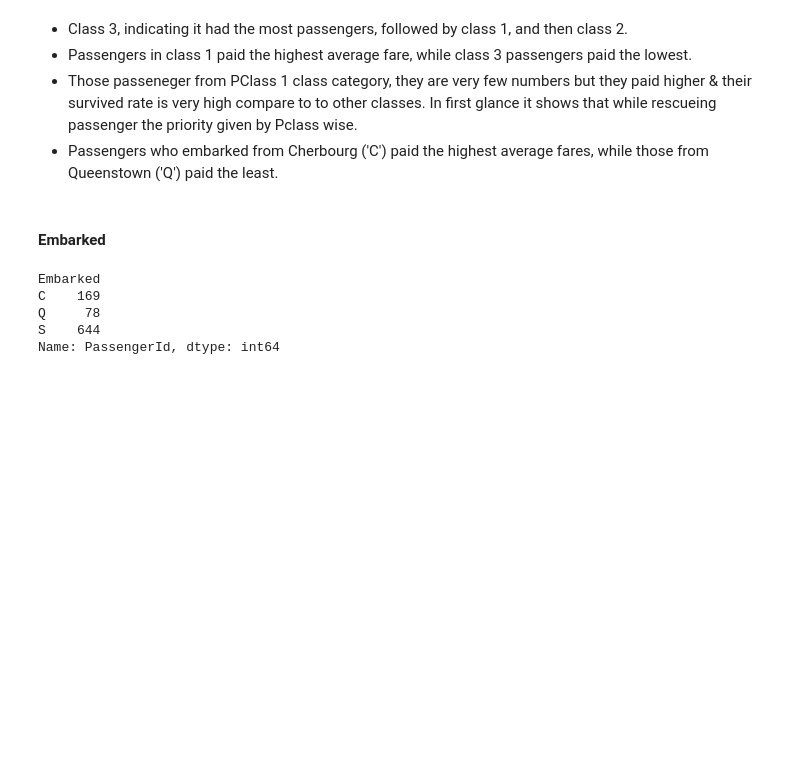
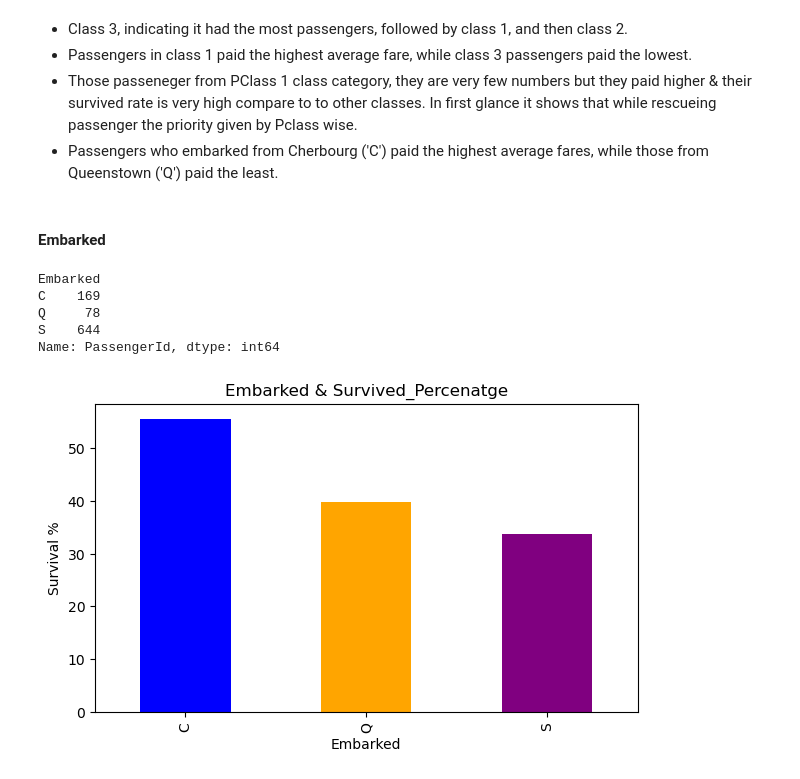
Before and after one commit to sagarbarge/Titanic-EDA-Modeling, a Jupyter notebook: Titanic_Competition_Sagar.ipynb, the cells around one changed output. Cells and saved outputs as stored; diff of their text form; code cells hidden in the pictures; blank space fills up the shorter version.

```diff
--- a/Titanic_Competition_Sagar.ipynb
+++ b/Titanic_Competition_Sagar.ipynb
@@ -571,3 +572,16 @@ C    169
 Q     78
 S    644
 Name: PassengerId, dtype: int64
+# %%
+# Embarked wise survival reate
+embarked_survival = pd.crosstab(df['Embarked'], df['Survived'])
+embarked_survival.columns = ['Dead', 'Survived']
+embarked_survival['Survived_Percenatge'] = round(embarked_survival['Survived']/ (embarked_survival['Dead']+embarked_survival['Survived'])*100,2)
+plt.figure(figsize=(7,4))
+colors= ['blue', 'orange', 'purple']
+embarked_survival['Survived_Percenatge'].plot.bar(color= colors)
+plt.ylabel('Survival %')
+plt.title('Embarked & Survived_Percenatge')
+plt.show()
+# %% [output]
+[figure, added]
```
Also changed, not shown: parts of 4 cells of this notebook.
